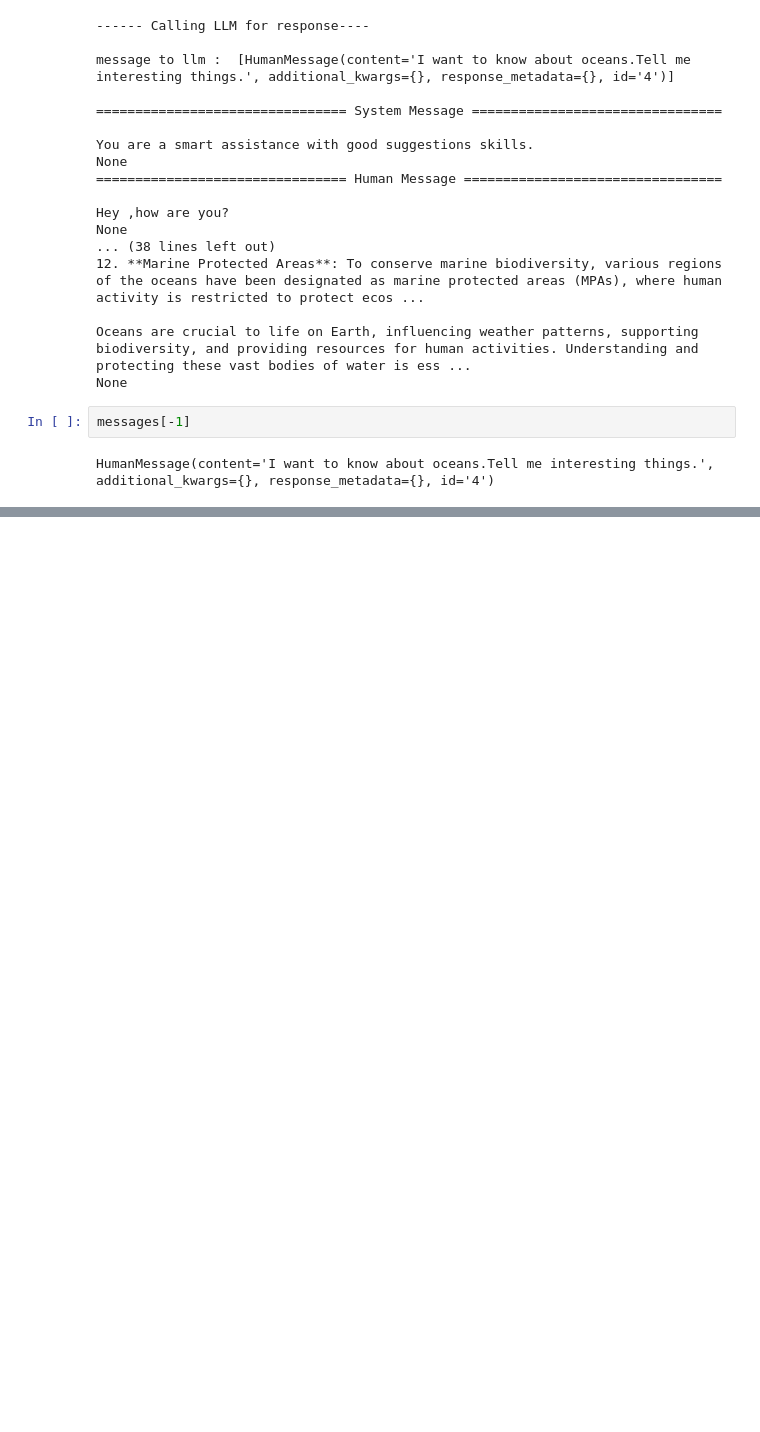
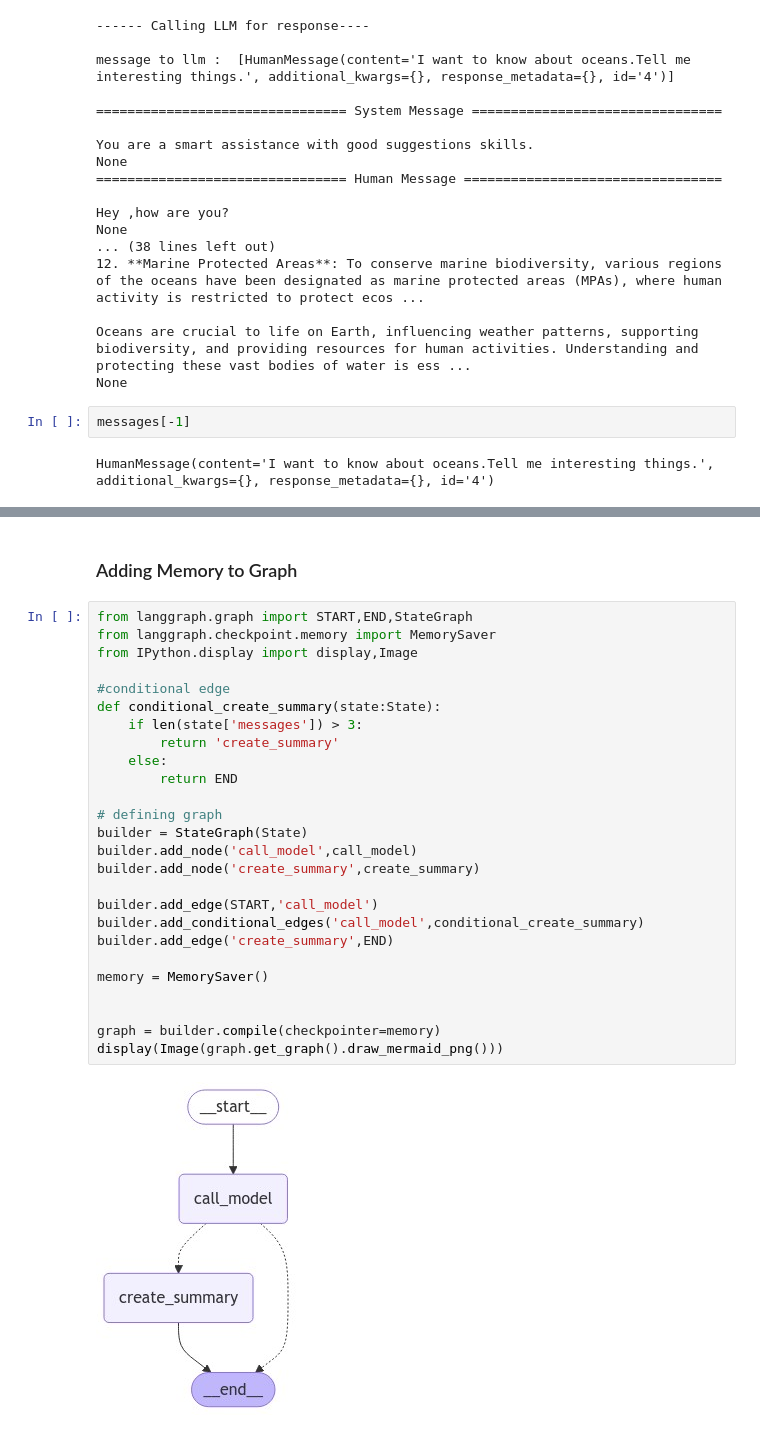
Before and after one commit to adityash97/DataScience, a Jupyter notebook: langchain_components_example/states_and_memory_langgraph.ipynb, the cells around one changed output, grey strips where cells are left out. Drawn from its saved outputs; the diff is of its cells as text; blank space fills up the shorter version.

Commit message:
response with message Summary and Memory

```diff
--- a/langchain_components_example/states_and_memory_langgraph.ipynb
+++ b/langchain_components_example/states_and_memory_langgraph.ipynb
@@ -563,0 +649,30 @@ trimming messages
+# %% [markdown]
+### Adding Memory to Graph
+# %%
+from langgraph.graph import START,END,StateGraph
+from langgraph.checkpoint.memory import MemorySaver
+from IPython.display import display,Image
+
+#conditional edge
+def conditional_create_summary(state:State):
+    if len(state['messages']) > 3:
+        return 'create_summary'
+    else:
+        return END
+
+# defining graph
+builder = StateGraph(State)
+builder.add_node('call_model',call_model)
+builder.add_node('create_summary',create_summary)
+
+builder.add_edge(START,'call_model')
+builder.add_conditional_edges('call_model',conditional_create_summary)
+builder.add_edge('create_summary',END)
+
+memory = MemorySaver()
+
+
+graph = builder.compile(checkpointer=memory)
+display(Image(graph.get_graph().draw_mermaid_png()))
+# %% [output]
+[figure, added]
```
Also changed, not shown: parts of 9 cells of this notebook.
